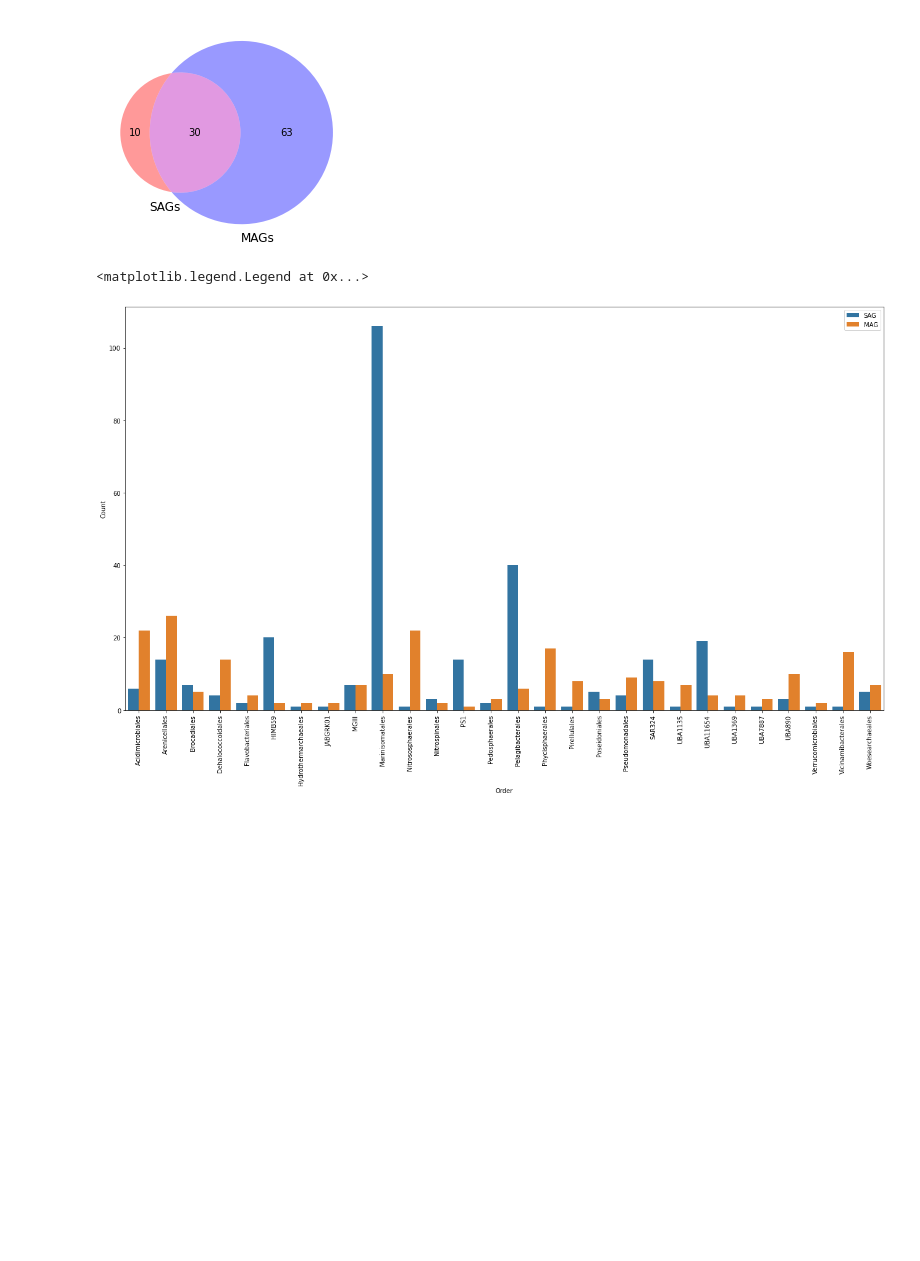
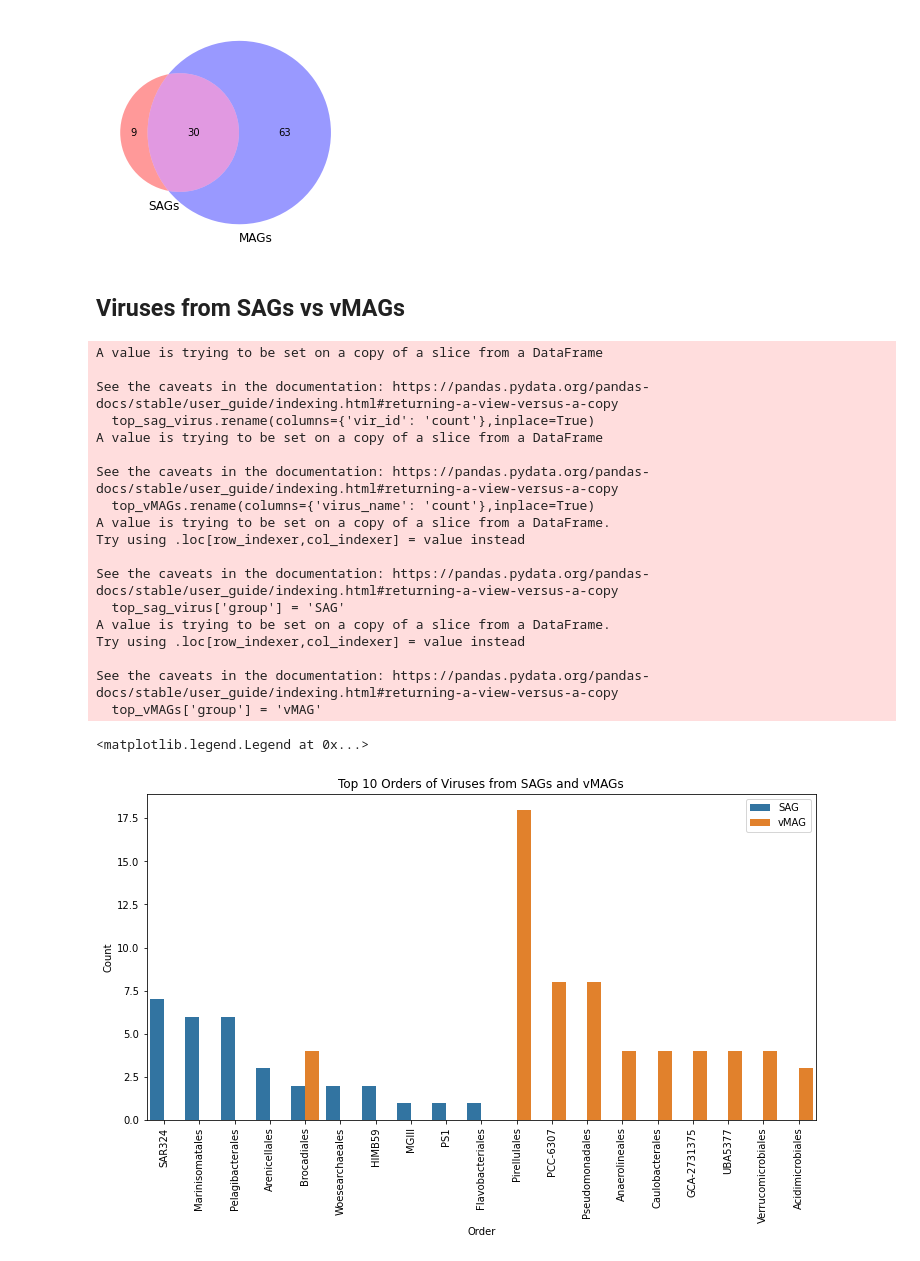
Before and after one commit to mdherring/OMZ_MH_Analysis, a Jupyter notebook: 09_SAGs_MAGs_Comparison.ipynb, the cells around one changed output. Drawn from its saved outputs; the diff is of its cells as text; code cells hidden in the pictures; blank space fills up the shorter version.

Commit message:
added virus section

```diff
--- a/09_SAGs_MAGs_Comparison.ipynb
+++ b/09_SAGs_MAGs_Comparison.ipynb
@@ -32,8 +32,6 @@ order_list = ['Acidimicrobiales', 'Arenicellales', 'HIMB59', 'Marinisomatales',
 order_color_map = dict(zip(order_list, order_color))
 
 sags = pd.read_csv('~/Documents/Bigelow/Virus_Project/OMZ_MH_Analysis/Data/sag_data/MPsag_mx2_proximeta_matches_gtdbtk.csv')
-
-sags_virus = pd.read_csv("~/Documents/Bigelow/Virus_Project/OMZ_MH_Analysis/Data/sag_data/MPvsag_info_230818.csv")
 sags.rename(columns={'classification_via_GTDBTk': 'classification'}, inplace=True) # rename classification column
 
 # split the classification into tax level columns and rename
@@ -46,6 +44,27 @@ sags['family'] = sags['family'].str.replace('f__', '')
 sags['genus'] = sags['genus'].str.replace('g__', '')
 sags['species'] = sags['species'].str.replace('s__', '')
 
+# remove NA and blank observations for order column only
+sags = sags[sags['order'] != '']
+sags['order'] = sags['order'].dropna()
+
+sags_virus = pd.read_csv("~/Documents/Bigelow/Virus_Project/OMZ_MH_Analysis/Data/sag_data/MPvsag_info_230818.csv")
+sags_virus.rename(columns={'classification_via_GTDBTk': 'classification'}, inplace=True) # rename classification column
+
+# split the classification into tax level columns and rename
+sags_virus[['domain', 'phyla', 'class', 'order', 'family', 'genus', 'species']]=sags_virus.classification.str.split(';', expand=True)
+sags_virus['domain'] = sags_virus['domain'].str.replace('d__', '') # remove the d__ in front of all observations
+sags_virus['phyla'] = sags_virus['phyla'].str.replace('p__', '')
+sags_virus['class'] = sags_virus['class'].str.replace('c__', '')
+sags_virus['order'] = sags_virus['order'].str.replace('o__', '')
+sags_virus['family'] = sags_virus['family'].str.replace('f__', '')
+sags_virus['genus'] = sags_virus['genus'].str.replace('g__', '')
+sags_virus['species'] = sags_virus['species'].str.replace('s__', '')
+
+# remove NA and blank observations for order column only
+sags_virus = sags_virus[sags_virus['order'] != '']
+sags_virus['order'] = sags_virus['order'].dropna()
+
 mags = pd.read_csv('/Users/melissaherring/Documents/Bigelow/Virus_Project/OMZ_MH_Analysis/Data/mag_data/all_mag_gtdb.csv')
 
 vMAGs = pd.read_csv('~/Documents/Bigelow/Virus_Project/OMZ_MH_Analysis/Data/proximeta_viral_files/vMAG_associations.csv')
@@ -178,6 +158,47 @@ sns.barplot(x="order", y="count", hue="type", data=combo_sub).tick_params(axis='
 plt.xlabel('Order')
 plt.ylabel('Count')
 plt.legend(title='')
-# %% [output]
-<matplotlib.legend.Legend at 0x...>
-[figure, removed]
+# %% [markdown]
+## Viruses from SAGs vs vMAGs
+# %%
+# Grouped Bar plot
+sag_virus_order = sags_virus.groupby('order', as_index=False)['vir_id'].count().sort_values(by = 'vir_id',ascending=False)
+top_sag_virus = sag_virus_order [:10]
+top_sag_virus.rename(columns={'vir_id': 'count'},inplace=True)
+
+vMAGs_order = vMAGs.groupby('order', as_index=False)['virus_name'].count().sort_values(by = 'virus_name',ascending=False)
+top_vMAGs = vMAGs_order [:10]
+top_vMAGs.rename(columns={'virus_name': 'count'},inplace=True)
+
+top_sag_virus['group'] = 'SAG'
+top_vMAGs['group'] = 'vMAG'
+grouped = pd.concat([top_sag_virus,top_vMAGs])
+
+fig, axes = plt.subplots(nrows=1, ncols=1, figsize=(12, 6))
+
+sns.barplot(x="order", y="count", hue="group", data=grouped).tick_params(axis='x', rotation=90)
+plt.xlabel('Order')
+plt.ylabel('Count')
+plt.title('Top 10 Orders of Viruses from SAGs and vMAGs')
+plt.legend(title='')
+# %% [output]
+A value is trying to be set on a copy of a slice from a DataFrame
+
+See the caveats in the documentation: https://pandas.pydata.org/pandas-docs/stable/user_guide/indexing.html#returning-a-view-versus-a-copy
+  top_sag_virus.rename(columns={'vir_id': 'count'},inplace=True)
+A value is trying to be set on a copy of a slice from a DataFrame
+
+See the caveats in the documentation: https://pandas.pydata.org/pandas-docs/stable/user_guide/indexing.html#returning-a-view-versus-a-copy
+  top_vMAGs.rename(columns={'virus_name': 'count'},inplace=True)
+A value is trying to be set on a copy of a slice from a DataFrame.
+Try using .loc[row_indexer,col_indexer] = value instead
+
+See the caveats in the documentation: https://pandas.pydata.org/pandas-docs/stable/user_guide/indexing.html#returning-a-view-versus-a-copy
+  top_sag_virus['group'] = 'SAG'
+A value is trying to be set on a copy of a slice from a DataFrame.
+Try using .loc[row_indexer,col_indexer] = value instead
+
+See the caveats in the documentation: https://pandas.pydata.org/pandas-docs/stable/user_guide/indexing.html#returning-a-view-versus-a-copy
+  top_vMAGs['group'] = 'vMAG'
+<matplotlib.legend.Legend at 0x...>
+[figure, added]
```
Also changed, not shown: parts of 10 cells of this notebook.
